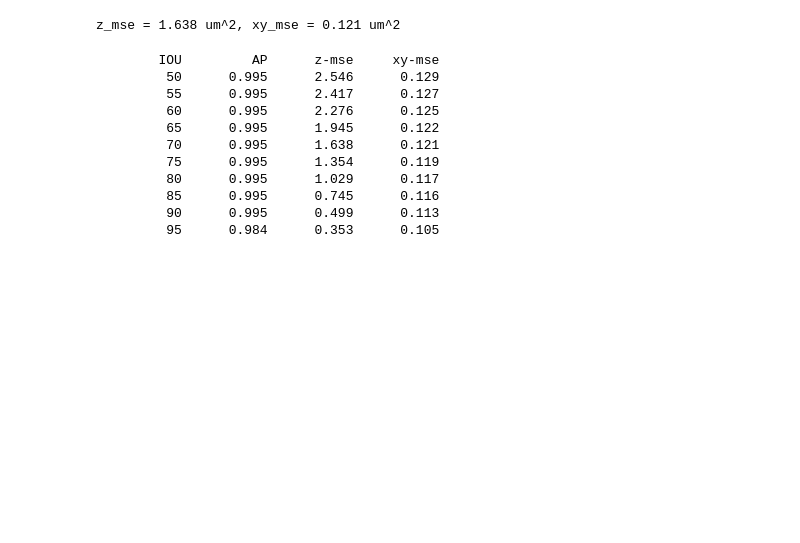
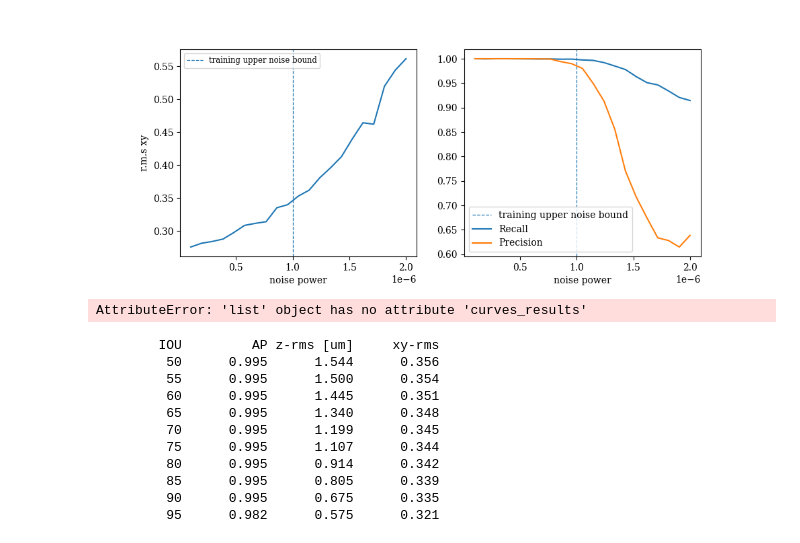
Before and after one commit to till-robert/YOLOtrack11, a Jupyter notebook: zaxis_val.ipynb, the cells around one changed output. Drawn from its saved outputs; the diff is of its cells as text; code cells hidden in the pictures; blank space fills up the shorter version.

```diff
--- a/zaxis_val.ipynb
+++ b/zaxis_val.ipynb
@@ -7,11 +7,13 @@ import seaborn
 from importlib import reload
 # %%
 import YOLOtrack11
-model = YOLOtrack11.YOLOtrack11("../ultralytics/runs/pose/train23/weights/last.pt")
+model = YOLOtrack11.YOLOtrack11("../ultralytics/runs/pose/train62/weights/best.pt")
 # print(model.model.model)
 print("loaded")
 # results = model.train(data="data_gen/data.yaml", epochs=100, imgsz=512,)
-results = model.val(save=False,z_corr=False)
+results = []
+for i in range(21):
+    results.append(model.val(save=False,z_corr=False, physical_scale=[330,330,210], data=f'../ultralytics/data_gen/Dataset/levels/dataset{i}.yaml'))
 
 print("test")
 # %% [output]
@@ -24,22 +45,53 @@ test
-# %%
-print(f"z_mse = {results.z_mse[4]:.3f} um^2, xy_mse = {results.xy_mse[4]:.3f} um^2")
-# %% [output]
-z_mse = 1.638 um^2, xy_mse = 0.121 um^2
+# %%
+# noise_range = [1e-7,10e-7]
+noise_range = [5e-7,30e-7]
+noise_range = [1e-7,20e-7]
+
+test_noiselevels = np.linspace(*noise_range, 21)
+iou_levels = np.linspace(0.5,0.95,10).round(2)
+# %%
+plt.close("all")
+plt.figure(figsize=(10,4))
+plt.subplot(1,2,1)
+plt.plot(test_noiselevels, [res.xy_rms[0] for res in results])
+plt.axvline(10e-7,0,1,ls="dashed", lw=0.9, label="training upper noise bound")
+plt.xlabel("noise power")
+plt.ylabel("r.m.s xy")
+plt.legend(fontsize="small")
+plt.subplot(1,2,2)
+plt.axvline(10e-7,0,1,ls="dashed", lw=0.9, label="training upper noise bound")
+plt.plot(test_noiselevels, [res.box.r for res in results], label="Recall")
+plt.plot(test_noiselevels, [res.box.p for res in results], label="Precision")
+plt.xlabel("noise power")
+plt.ylabel("")
+plt.legend()
+plt.show()
+# %% [output]
+[figure, added]
+# %%
+i = 0
+plt.clf()
+plt.plot(results.curves_results[i][0],results.curves_results[i][1][0])
+plt.xlabel(results.curves_results[i][2])
+plt.ylabel(results.curves_results[i][3])
+plt.show()
+# %% [output]
+AttributeError: 'list' object has no attribute 'curves_results'
 # %%
 average_precision = results.box.all_ap
 iou_levels = np.linspace(50,95,10)
-print(("%11s" * 4) % ("IOU", "AP", "z-mse","xy-mse"))
-for iou, ap, z_mse, xy_mse in zip(iou_levels, results.box.all_ap.T, results.z_mse, results.xy_mse):
+print(("%11s" * 4) % ("IOU", "AP", "z-rms [um]","xy-rms"))
+for iou, ap, z_mse, xy_mse in zip(iou_levels, results.box.all_ap.T, results.z_rms, results.xy_rms):
     print(f"         {iou:.0f}      {ap[0]:.3f}      {z_mse:.3f}      {xy_mse:.3f}")
 # %% [output]
-        IOU         AP      z-mse     xy-mse
-         50      0.995      2.546      0.129
-         55      0.995      2.417      0.127
-         60      0.995      2.276      0.125
-         65      0.995      1.945      0.122
-         70      0.995      1.638      0.121
-         75      0.995      1.354      0.119
-         80      0.995      1.029      0.117
-         85      0.995      0.745      0.116
-         90      0.995      0.499      0.113
-         95      0.984      0.353      0.105
+        IOU         AP z-rms [um]     xy-rms
+         50      0.995      1.544      0.356
+         55      0.995      1.500      0.354
+         60      0.995      1.445      0.351
+         65      0.995      1.340      0.348
+         70      0.995      1.199      0.345
+         75      0.995      1.107      0.344
+         80      0.995      0.914      0.342
+         85      0.995      0.805      0.339
+         90      0.995      0.675      0.335
+         95      0.982      0.575      0.321
```
Also changed, not shown: parts of 9 cells of this notebook, 12 other files.
